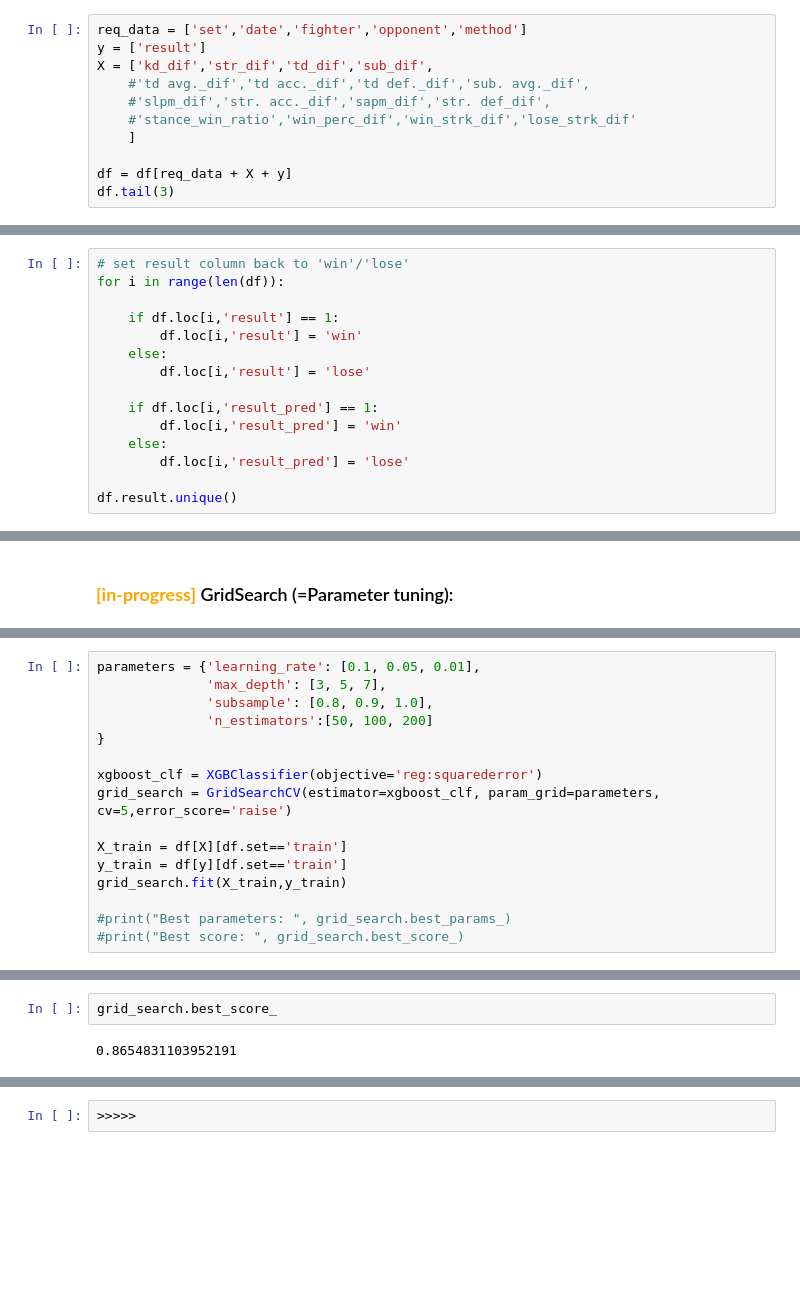
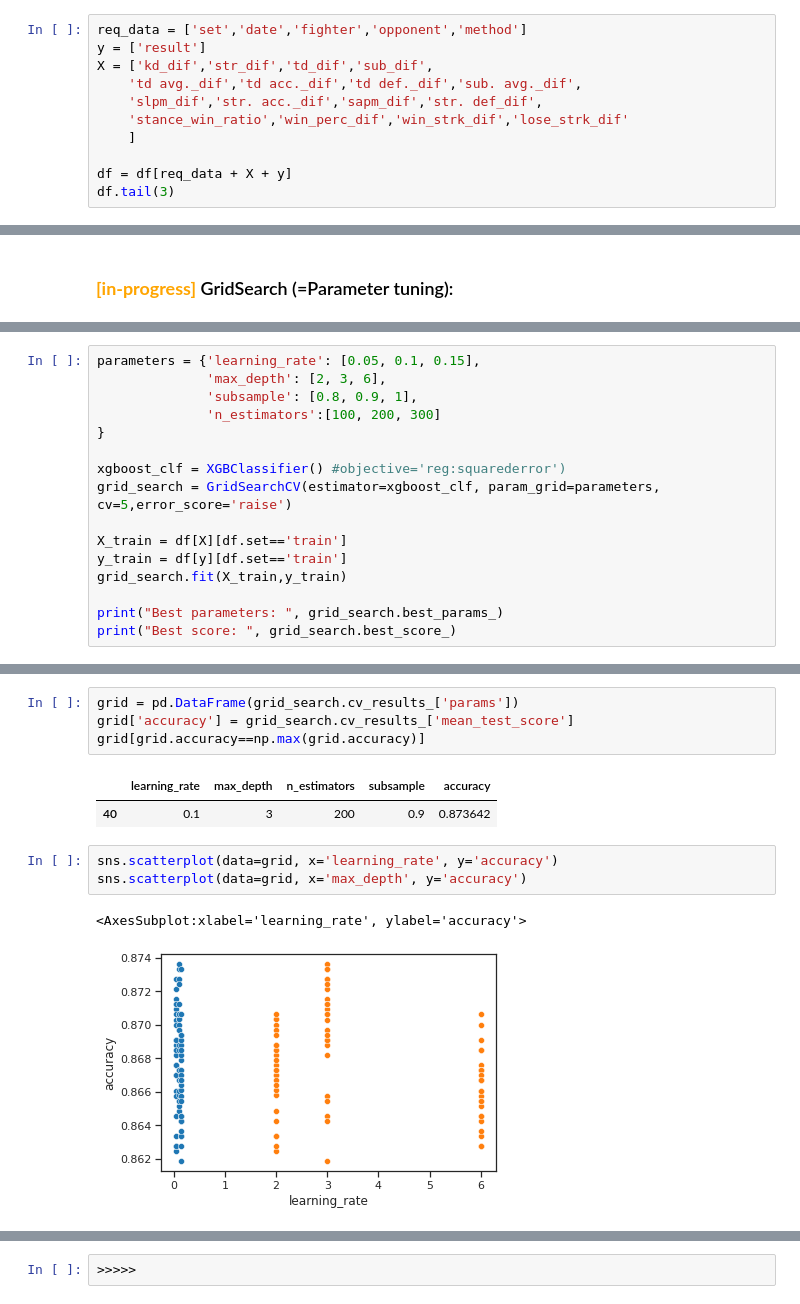
Before and after one commit to sagi778/ufc_fights_Predictor, a Jupyter notebook: notebooks/result_model_training.ipynb, the cells around one changed output, grey strips where cells are left out. Saved outputs shown, nothing was run; the diff lists cells and outputs as text; blank space fills up the shorter version.

```diff
--- a/notebooks/result_model_training.ipynb
+++ b/notebooks/result_model_training.ipynb
@@ -34,9 +34,9 @@ df.tail(3)
 req_data = ['set','date','fighter','opponent','method']
 y = ['result']
 X = ['kd_dif','str_dif','td_dif','sub_dif',
-    #'td avg._dif','td acc._dif','td def._dif','sub. avg._dif',
-    #'slpm_dif','str. acc._dif','sapm_dif','str. def_dif',
-    #'stance_win_ratio','win_perc_dif','win_strk_dif','lose_strk_dif'
+    'td avg._dif','td acc._dif','td def._dif','sub. avg._dif',
+    'slpm_dif','str. acc._dif','sapm_dif','str. def_dif',
+    'stance_win_ratio','win_perc_dif','win_strk_dif','lose_strk_dif'
     ]
 
 df = df[req_data + X + y]
@@ -71,15 +76,0 @@ df.tail(3)
-# %%
-# set result column back to 'win'/'lose'
-for i in range(len(df)):
-
-    if df.loc[i,'result'] == 1:
-        df.loc[i,'result'] = 'win'
-    else:
-        df.loc[i,'result'] = 'lose'
-
-    if df.loc[i,'result_pred'] == 1:
-        df.loc[i,'result_pred'] = 'win'
-    else:
-        df.loc[i,'result_pred'] = 'lose'
-
-df.result.unique()
@@ -101,17 +79,17 @@ df['result'] = df['result'].astype(int)
 # %%
-parameters = {'learning_rate': [0.1, 0.05, 0.01],
-              'max_depth': [3, 5, 7],
-              'subsample': [0.8, 0.9, 1.0],
-              'n_estimators':[50, 100, 200]
+parameters = {'learning_rate': [0.05, 0.1, 0.15],
+              'max_depth': [2, 3, 6],
+              'subsample': [0.8, 0.9, 1],
+              'n_estimators':[100, 200, 300]
 }
 
-xgboost_clf = XGBClassifier(objective='reg:squarederror')
+xgboost_clf = XGBClassifier() #objective='reg:squarederror')
 grid_search = GridSearchCV(estimator=xgboost_clf, param_grid=parameters, cv=5,error_score='raise')
 
 X_train = df[X][df.set=='train']
 y_train = df[y][df.set=='train']
 grid_search.fit(X_train,y_train)
 
-#print("Best parameters: ", grid_search.best_params_)
-#print("Best score: ", grid_search.best_score_)
+print("Best parameters: ", grid_search.best_params_)
+print("Best score: ", grid_search.best_score_)
 # %% [output]
@@ -135,7 +98,16 @@ GridSearchCV(cv=5, error_score='raise',
-# %%
-grid_search.best_score_
-# %% [output]
-0.8654831103952191
+# %%
+grid = pd.DataFrame(grid_search.cv_results_['params'])
+grid['accuracy'] = grid_search.cv_results_['mean_test_score']
+grid[grid.accuracy==np.max(grid.accuracy)]
+# %% [output]
+|  | learning_rate | max_depth | n_estimators | subsample | accuracy |
+| 40 | 0.1 | 3 | 200 | 0.9 | 0.873642 |
+# %%
+sns.scatterplot(data=grid, x='learning_rate', y='accuracy')
+sns.scatterplot(data=grid, x='max_depth', y='accuracy')
+# %% [output]
+<AxesSubplot:xlabel='learning_rate', ylabel='accuracy'>
+[figure, added]
 # %%
 # Extract the results of the grid search
 results = grid_search.cv_results_
```
Also changed, not shown: parts of 11 cells of this notebook, 2 other files.
